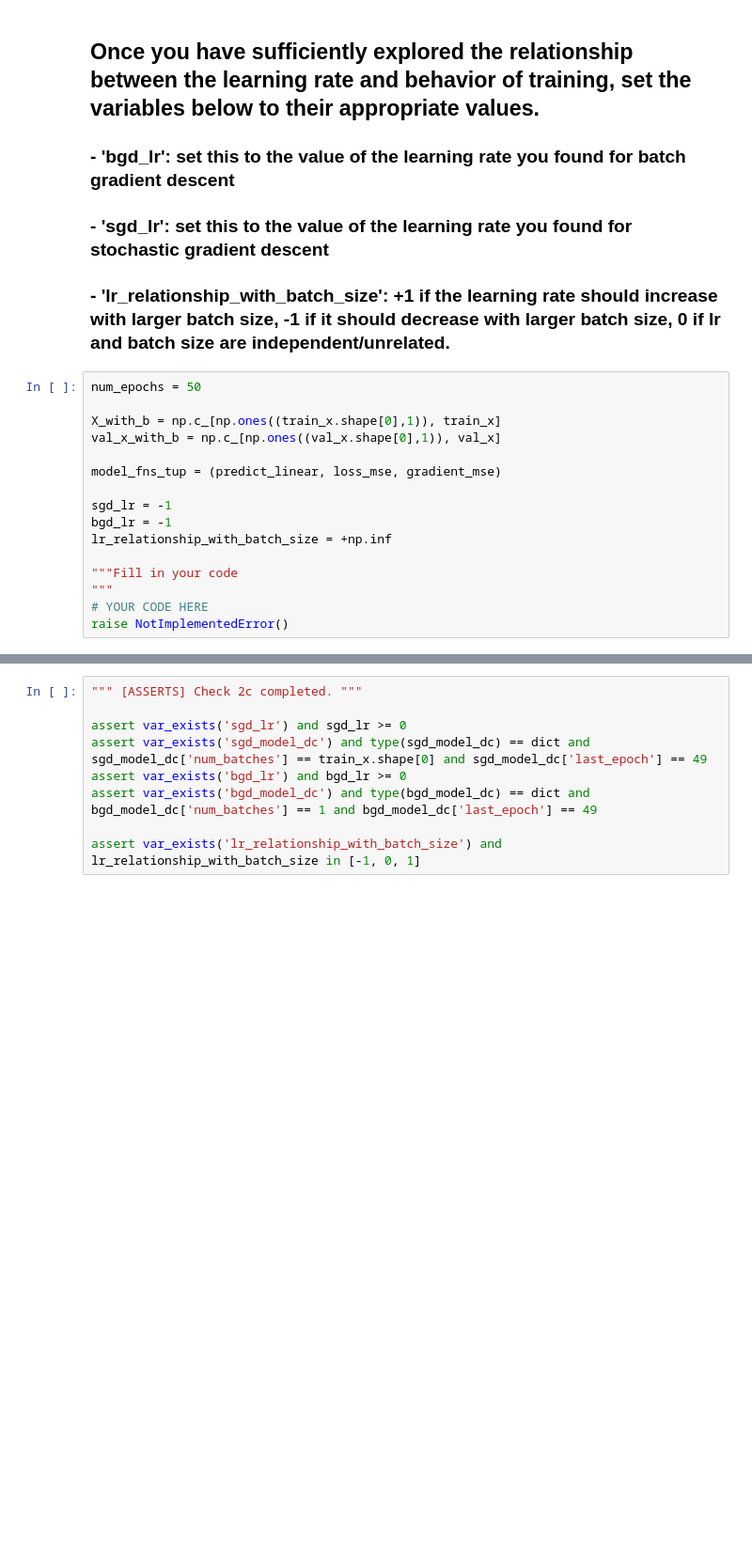
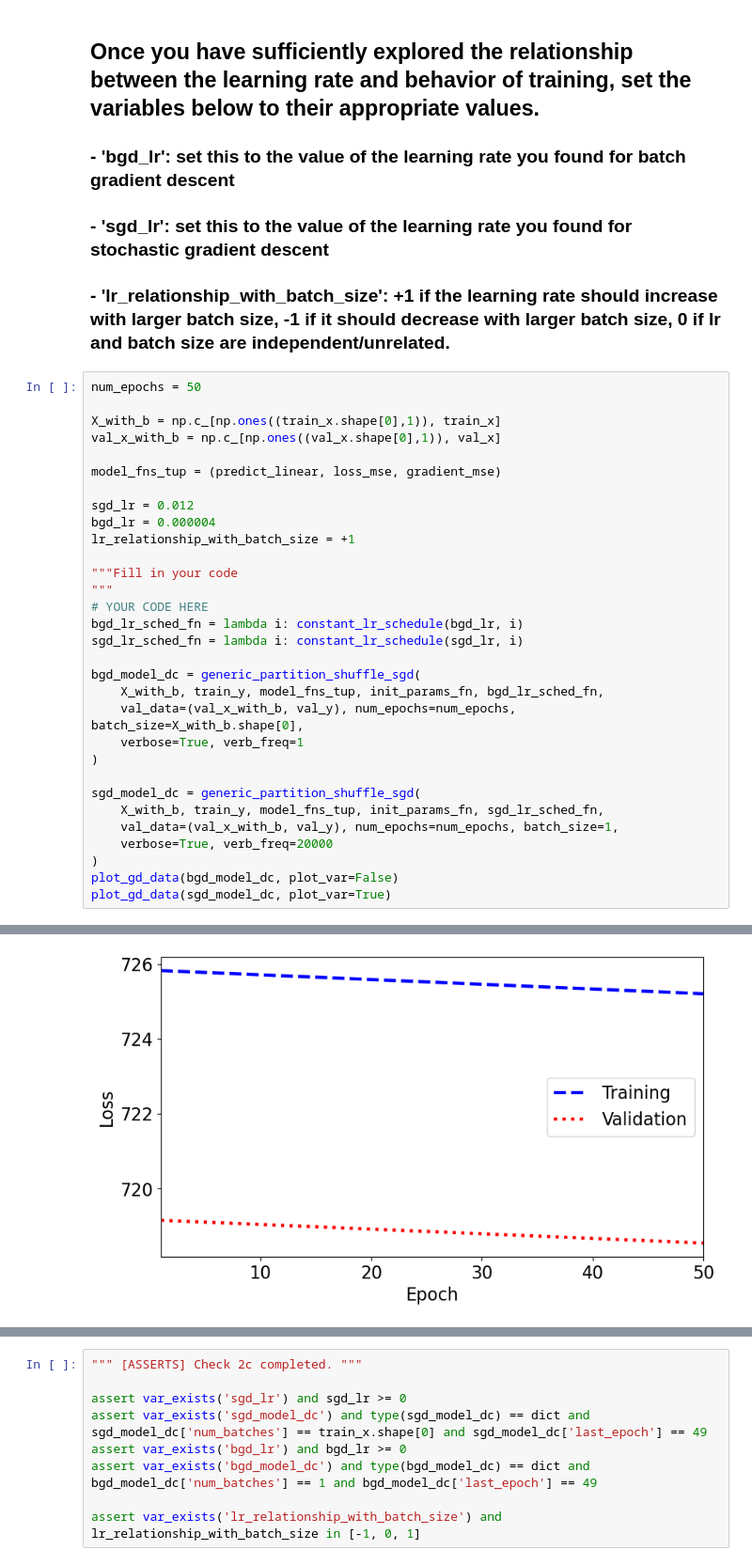
Before and after one commit to tikaharu-sharma/Machine-Learning-Engineering, a Jupyter notebook: hw3/hw3.ipynb, the cells around one changed output, grey strips where cells are left out. Shown at 94% size. Cells and saved outputs as stored; diff of their text form; blank space fills up the shorter version.

```diff
--- a/hw3/hw3.ipynb
+++ b/hw3/hw3.ipynb
@@ -600,11 +600,27 @@ val_x_with_b = np.c_[np.ones((val_x.shape[0],1)), val_x]
 
 model_fns_tup = (predict_linear, loss_mse, gradient_mse)
 
-sgd_lr = -1
-bgd_lr = -1
-lr_relationship_with_batch_size = +np.inf
+sgd_lr = 0.012
+bgd_lr = 0.000004
+lr_relationship_with_batch_size = +1
 
 """Fill in your code
 """
 # YOUR CODE HERE
-raise NotImplementedError()
+bgd_lr_sched_fn = lambda i: constant_lr_schedule(bgd_lr, i)
+sgd_lr_sched_fn = lambda i: constant_lr_schedule(sgd_lr, i)
+
+bgd_model_dc = generic_partition_shuffle_sgd(
+    X_with_b, train_y, model_fns_tup, init_params_fn, bgd_lr_sched_fn,
+    val_data=(val_x_with_b, val_y), num_epochs=num_epochs, batch_size=X_with_b.shape[0],
+    verbose=True, verb_freq=1
+)
+
+sgd_model_dc = generic_partition_shuffle_sgd(
+    X_with_b, train_y, model_fns_tup, init_params_fn, sgd_lr_sched_fn,
+    val_data=(val_x_with_b, val_y), num_epochs=num_epochs, batch_size=1,
+    verbose=True, verb_freq=20000
+)
+plot_gd_data(bgd_model_dc, plot_var=False)
+plot_gd_data(sgd_model_dc, plot_var=True)
+# %% [output]
@@ -610,0 +644 @@ raise NotImplementedError()
+[figure, added]
```
Also changed, not shown: parts of 10 cells of this notebook.
